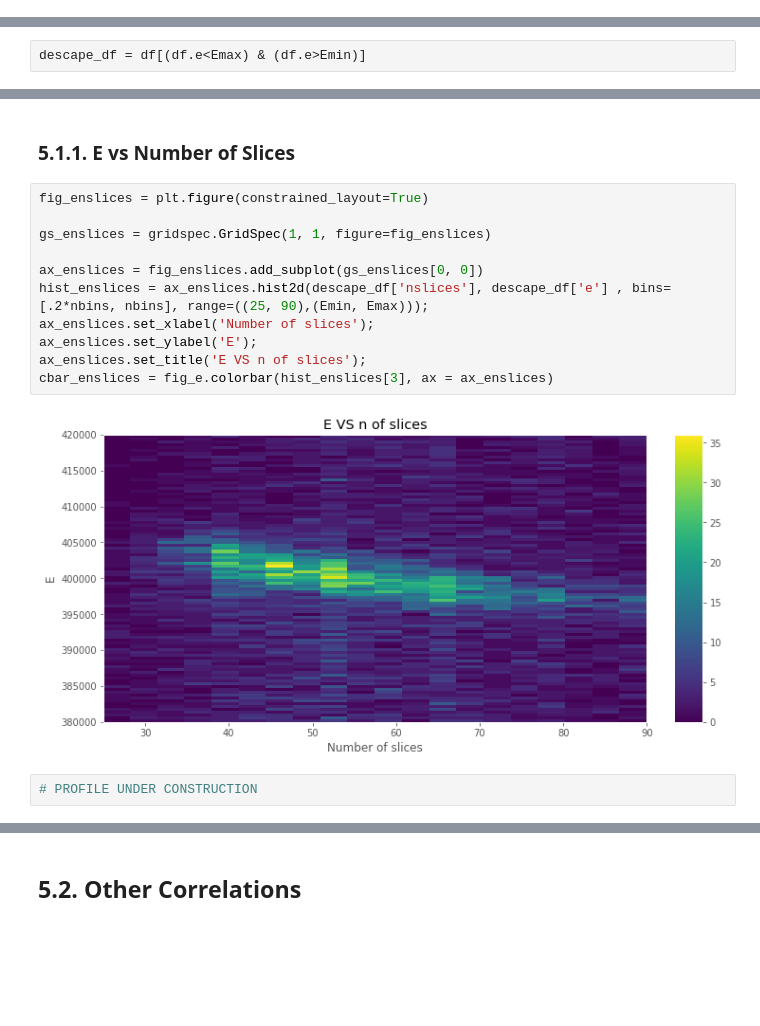
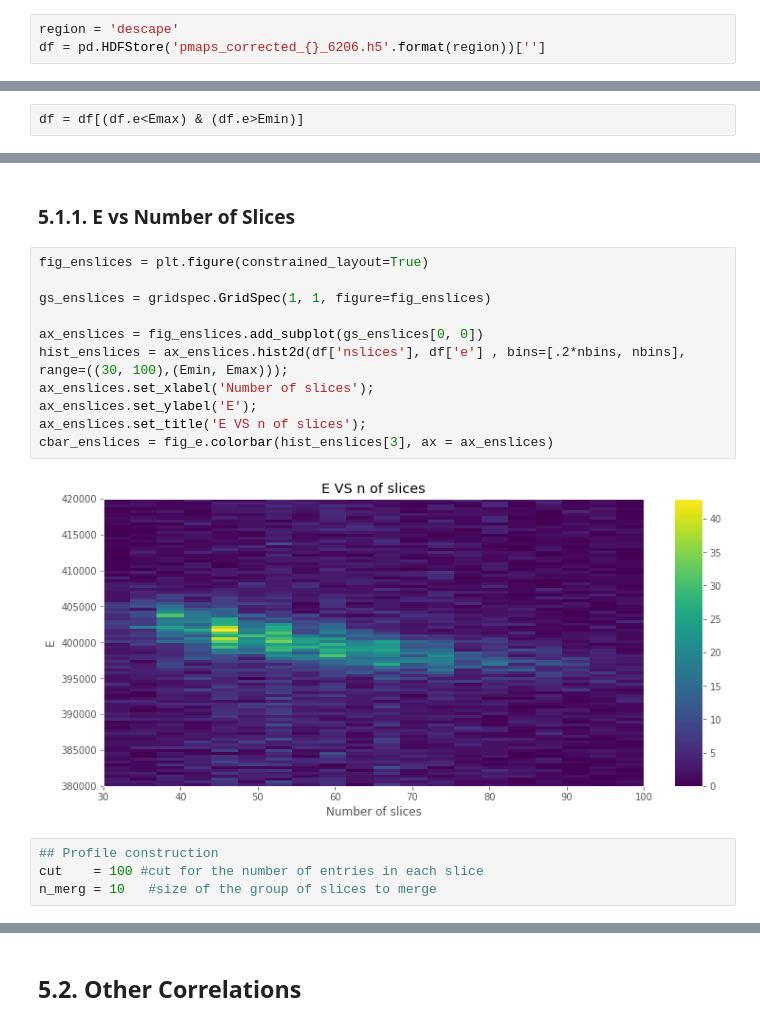
Before and after one commit to jahernando/CsThNB, a Jupyter notebook: temp/descape_corrected_pmaps_analysis.ipynb, the cells around one changed output, grey strips where cells are left out. Drawn from its saved outputs; the diff is of its cells as text; blank space fills up the shorter version.

```diff
--- a/temp/descape_corrected_pmaps_analysis.ipynb
+++ b/temp/descape_corrected_pmaps_analysis.ipynb
@@ -26,3 +24,6 @@ df = pd.HDFStore('pmaps_corrected_descape_6206.h5')['']
+# %%
+region = 'descape'
+df = pd.HDFStore('pmaps_corrected_{}_6206.h5'.format(region))['']
 # %% [markdown]
 # 2. Corrected energy spectra overview
 # %%
@@ -41,7 +42,7 @@ plt.xlabel('E0 (pes)', fontsize=12);
 Emax = 420e3
 Emin = 380e3
 # %%
-descape_df = df[(df.e<Emax) & (df.e>Emin)]
+df = df[(df.e<Emax) & (df.e>Emin)]
 # %%
 fig = plt.figure()
 ax = fig.add_subplot(111)
@@ -165,16 +153,18 @@ cbar_enoqhits = fig_e.colorbar(hist_enoqhits[3], ax = ax_enoqhits)
 # %%
 fig_enslices = plt.figure(constrained_layout=True)
 
 gs_enslices = gridspec.GridSpec(1, 1, figure=fig_enslices)
 
 ax_enslices = fig_enslices.add_subplot(gs_enslices[0, 0])
-hist_enslices = ax_enslices.hist2d(descape_df['nslices'], descape_df['e'] , bins=[.2*nbins, nbins], range=((25, 90),(Emin, Emax)));
+hist_enslices = ax_enslices.hist2d(df['nslices'], df['e'] , bins=[.2*nbins, nbins], range=((30, 100),(Emin, Emax)));
 ax_enslices.set_xlabel('Number of slices');
 ax_enslices.set_ylabel('E');
 ax_enslices.set_title('E VS n of slices');
 cbar_enslices = fig_e.colorbar(hist_enslices[3], ax = ax_enslices)
 # %% [output]
-[figure, old version]
+[figure, new version]
-# %%
-# PROFILE UNDER CONSTRUCTION
+# %%
+## Profile construction
+cut    = 100 #cut for the number of entries in each slice
+n_merg = 10   #size of the group of slices to merge
 # %%
```
Also changed, not shown: parts of 22 cells of this notebook, 1 other file.
